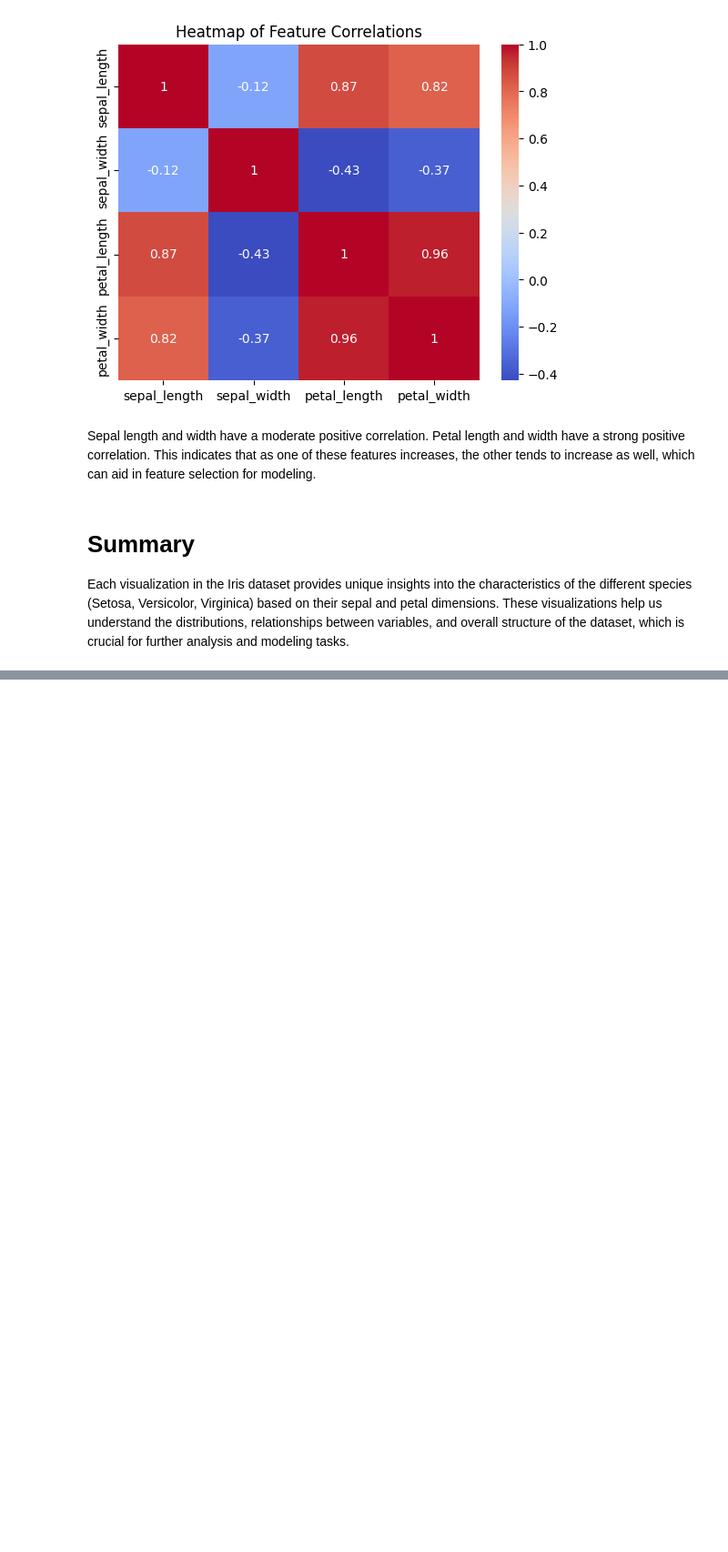
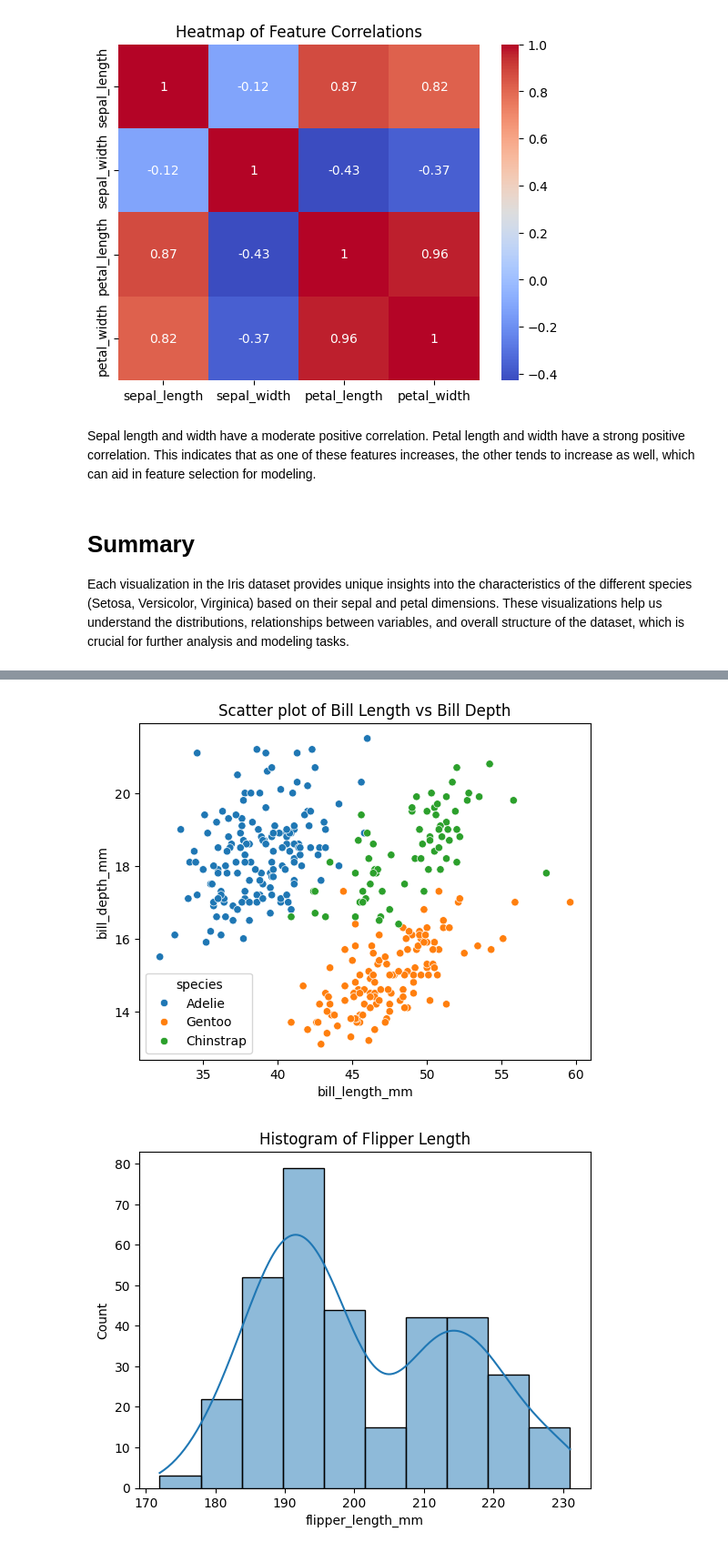
Before and after one commit to motazsaad/GenAI-SHAR-ZAG, a Jupyter notebook: notebooks/Python_EDA.ipynb, the cells around one changed output, grey strips where cells are left out. Shown at 91% size. Cells and saved outputs as stored; diff of their text form; code cells hidden in the pictures; blank space fills up the shorter version.

```diff
--- a/notebooks/Python_EDA.ipynb
+++ b/notebooks/Python_EDA.ipynb
@@ -509,0 +593,9 @@ Each visualization in the Iris dataset provides unique insights into the charact
+# %%
+import seaborn as sns
+import matplotlib.pyplot as plt
+import pandas as pd
+from palmerpenguins import load_penguins
+
+# Load the Palmer Penguins dataset
+penguins = load_penguins()
+penguins
@@ -509,0 +616,48 @@ Each visualization in the Iris dataset provides unique insights into the charact
+# %%
+
+
+# Scatter plot
+# Visualizes the relationship between bill length and bill depth, colored by species
+sns.scatterplot(x='bill_length_mm', y='bill_depth_mm', hue='species', data=penguins)
+plt.title('Scatter plot of Bill Length vs Bill Depth')
+plt.show()
+
+# Histogram
+# Shows the distribution of flipper length with a kernel density estimate (KDE) overlay
+sns.histplot(penguins['flipper_length_mm'], kde=True)
+plt.title('Histogram of Flipper Length')
+plt.show()
+
+# Box plot
+# Displays the distribution of body mass for each species, highlighting the median and potential outliers
+sns.boxplot(x='species', y='body_mass_g', data=penguins)
+plt.title('Box plot of Body Mass by Species')
+plt.show()
+
+# Pair plot
+# Provides a grid of scatter plots for all pairs of features, colored by species
+sns.pairplot(penguins.dropna(), hue='species')
+plt.show()
+
+# Violin plot
+# Combines a box plot and a KDE, showing the distribution and density of bill length by species
+sns.violinplot(x='species', y='bill_length_mm', data=penguins)
+plt.title('Violin plot of Bill Length by Species')
+plt.show()
+
+# Bar chart
+# Displays the count of each species in the dataset
+species_counts = penguins['species'].value_counts()
+sns.barplot(x=species_counts.index, y=species_counts.values)
+plt.title('Bar chart of Species Count')
+plt.show()
+
+# Heatmap
+# Shows the correlation matrix between the numerical features in the dataset
+corr = penguins.drop(columns=['species', 'island', 'sex']).corr()
+sns.heatmap(corr, annot=True, cmap='coolwarm')
+plt.title('Heatmap of Feature Correlations')
+plt.show()
+# %% [output]
+[figure, added]
+[figure, added]
```
Also changed, not shown: parts of 34 cells of this notebook.
